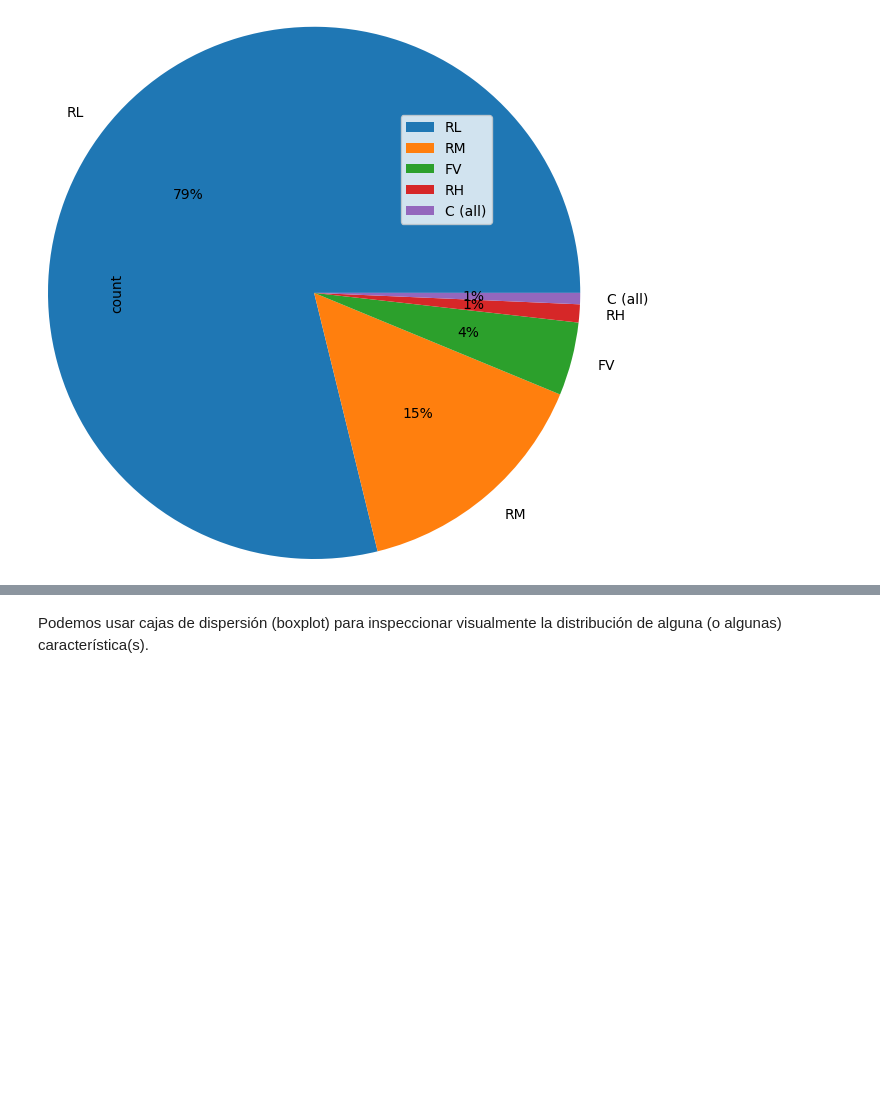
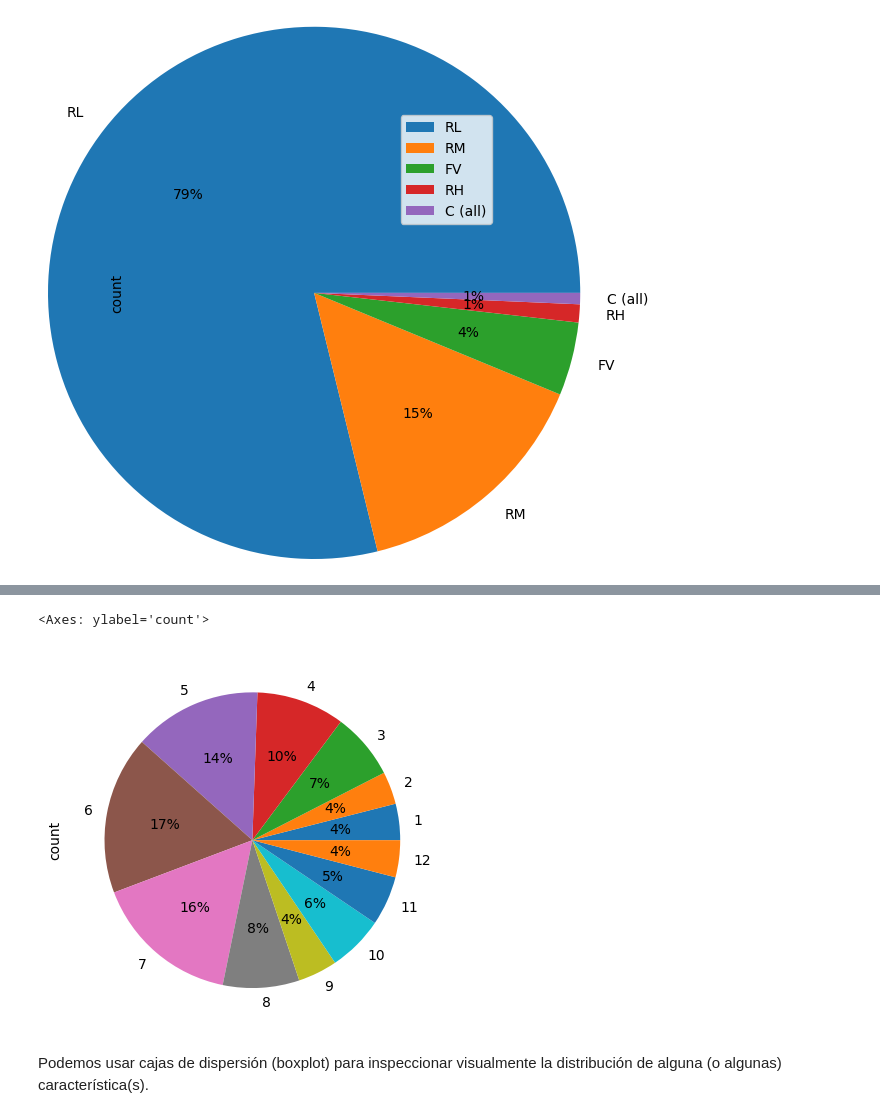
Before and after one commit to andrescastro-itm/AI_ITM, a Jupyter notebook: Clase 2/EDA.ipynb, the cells around one changed output, grey strips where cells are left out. Cells and saved outputs as stored; diff of their text form; code cells hidden in the pictures; blank space fills up the shorter version.

```diff
--- a/Clase 2/EDA.ipynb
+++ b/Clase 2/EDA.ipynb
@@ -243,3 +257,8 @@ df['MoSold'].value_counts().plot.pie()
+# %%
+df['MoSold'].sort_values().value_counts().reindex(range(1,13)).plot.pie(autopct='%1.0f%%')
+# %% [output]
+<Axes: ylabel='count'>
+[figure, added]
 # %% [markdown]
 Podemos usar cajas de dispersión (boxplot) para inspeccionar visualmente la distribución de alguna (o algunas) característica(s).
 # %%
```
Also changed, not shown: parts of 26 cells of this notebook.
